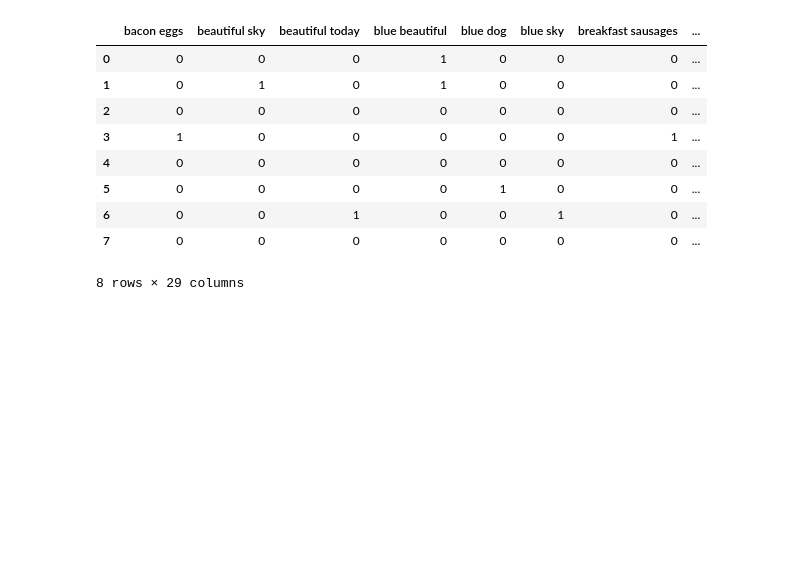
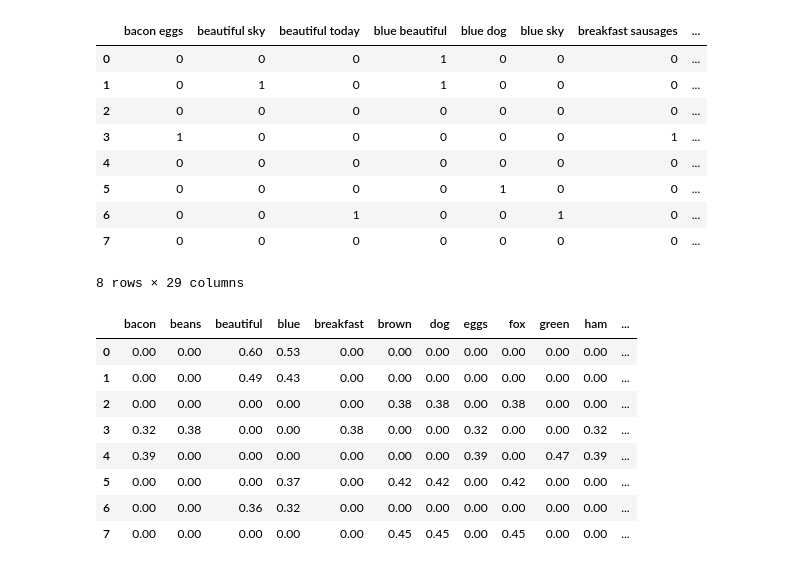
Before and after one commit to manjunath-hanmantgad/Natural-language-Processing, a Jupyter notebook: Feature_engineering_for_text.ipynb, the cells around one changed output. Drawn from its saved outputs; the diff is of its cells as text; code cells hidden in the pictures; blank space fills up the shorter version.

```diff
--- a/Feature_engineering_for_text.ipynb
+++ b/Feature_engineering_for_text.ipynb
@@ -145,3 +145,38 @@ pd.DataFrame(bv_matrix, columns=vocab)
 | 6 | 0 | 0 | 1 | 0 | 0 | 1 | 0 | ... |
 | 7 | 0 | 0 | 0 | 0 | 0 | 0 | 0 | ... |
 8 rows × 29 columns
+# %%
+# TF-idf
+# what happens when large owrds are present
+# then bag of words will blow up to huge vector
+# so tf-idf assigns highest freq(weight) to those words
+# which are rare in document.
+
+from sklearn.feature_extraction.text import TfidfTransformer
+
+tt = TfidfTransformer(norm='l2', use_idf=True, smooth_idf=True)
+tt_matrix = tt.fit_transform(cv_matrix)
+
+tt_matrix = tt_matrix.toarray()
+vocab = cv.get_feature_names()
+pd.DataFrame(np.round(tt_matrix, 2), columns=vocab)
+
+from sklearn.feature_extraction.text import TfidfVectorizer
+
+tv = TfidfVectorizer(min_df=0., max_df=1., norm='l2',
+                     use_idf=True, smooth_idf=True)
+tv_matrix = tv.fit_transform(norm_corpus)
+tv_matrix = tv_matrix.toarray()
+
+vocab = tv.get_feature_names()
+pd.DataFrame(np.round(tv_matrix, 2), columns=vocab)
+# %% [output]
+|  | bacon | beans | beautiful | blue | breakfast | brown | dog | eggs | fox | green | ham | ... |
+| 0 | 0.00 | 0.00 | 0.60 | 0.53 | 0.00 | 0.00 | 0.00 | 0.00 | 0.00 | 0.00 | 0.00 | ... |
+| 1 | 0.00 | 0.00 | 0.49 | 0.43 | 0.00 | 0.00 | 0.00 | 0.00 | 0.00 | 0.00 | 0.00 | ... |
+| 2 | 0.00 | 0.00 | 0.00 | 0.00 | 0.00 | 0.38 | 0.38 | 0.00 | 0.38 | 0.00 | 0.00 | ... |
+| 3 | 0.32 | 0.38 | 0.00 | 0.00 | 0.38 | 0.00 | 0.00 | 0.32 | 0.00 | 0.00 | 0.32 | ... |
+| 4 | 0.39 | 0.00 | 0.00 | 0.00 | 0.00 | 0.00 | 0.00 | 0.39 | 0.00 | 0.47 | 0.39 | ... |
+| 5 | 0.00 | 0.00 | 0.00 | 0.37 | 0.00 | 0.42 | 0.42 | 0.00 | 0.42 | 0.00 | 0.00 | ... |
+| 6 | 0.00 | 0.00 | 0.36 | 0.32 | 0.00 | 0.00 | 0.00 | 0.00 | 0.00 | 0.00 | 0.00 | ... |
+| 7 | 0.00 | 0.00 | 0.00 | 0.00 | 0.00 | 0.45 | 0.45 | 0.00 | 0.45 | 0.00 | 0.00 | ... |
```
